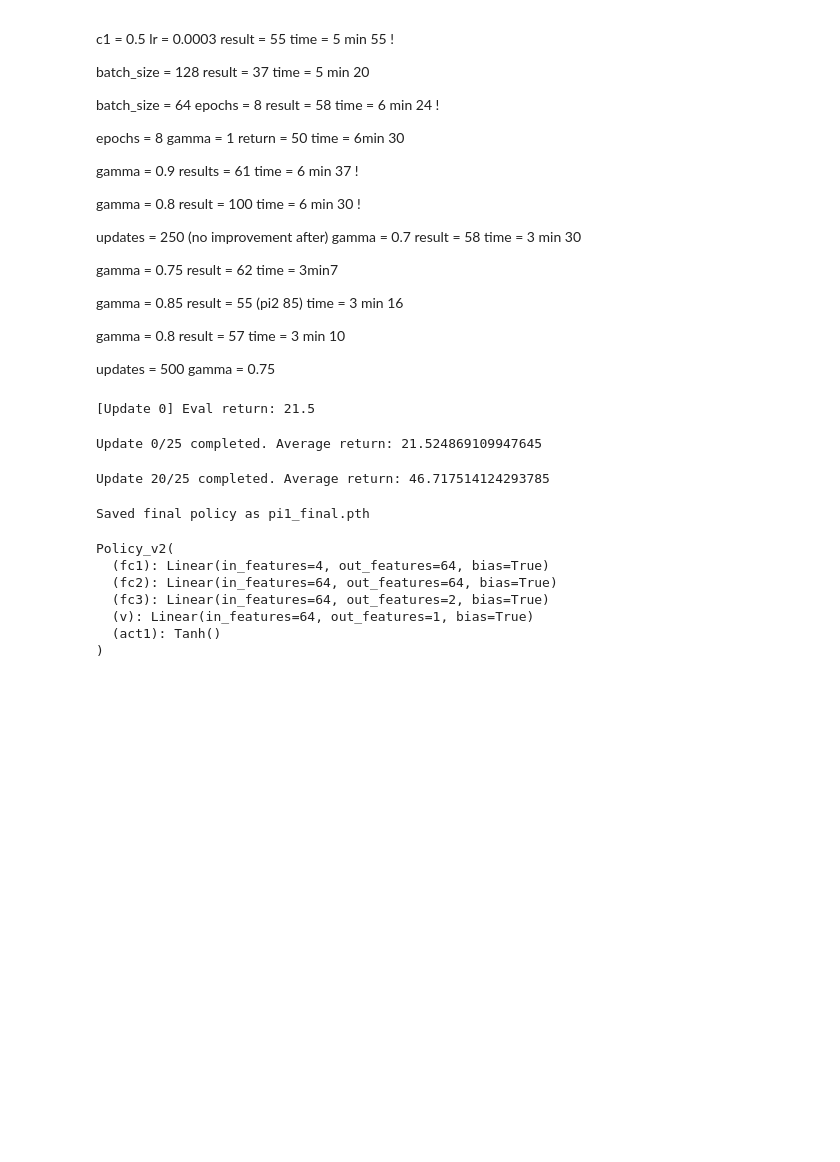
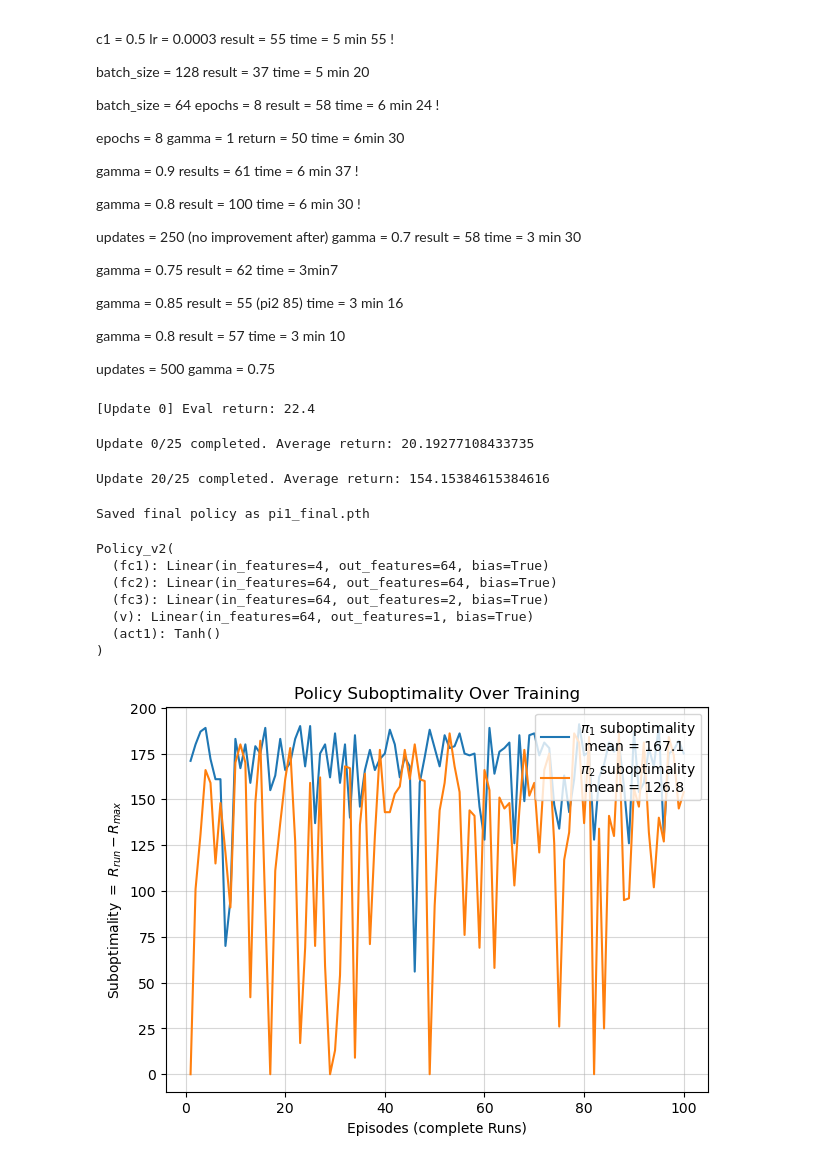
Before and after one commit to yk985/RL-RLHF, a Jupyter notebook: Trajectory_gen.ipynb, the cells around one changed output. Cells and saved outputs as stored; diff of their text form; code cells hidden in the pictures; blank space fills up the shorter version.

```diff
--- a/Trajectory_gen.ipynb
+++ b/Trajectory_gen.ipynb
@@ -200,7 +196,7 @@ from PPO import ppo_update, RolloutBuffer, evaluate_policy
 # From Hyperspace.ipynb:
 updates = 25
 actor_length = 8
-traj_length = 2048
+traj_length = 200
 c1 = 0.1822
 c2 = 0.0377
 clip_eps = 0.1
@@ -209,7 +205,7 @@ lr = 0.0016595613641357258
 batch_size = 47
 epochs = 4
 
-
+env_name = "CartPole-v0"
 # decaying entropy coefficient
 entropy_coef_start = 0.01
 entropy_coef_end   = 1e-4      # 0 or a small floor like 1e-4
@@ -305,9 +301,9 @@ for update in tqdm(range(updates)):
 torch.save(policy.state_dict(), "pi1_final.pth")
 print("Saved final policy as pi1_final.pth")
 # %% [output]
-[Update 0] Eval return: 21.5
+[Update 0] Eval return: 22.4
-Update 0/25 completed. Average return: 21.524869109947645
+Update 0/25 completed. Average return: 20.19277108433735
-Update 20/25 completed. Average return: 46.717514124293785
+Update 20/25 completed. Average return: 154.15384615384616
 Saved final policy as pi1_final.pth
 # %%
 # ## Generate preference pairs
@@ -343,12 +339,20 @@ Policy_v2(
 # %%
 ## Visulization of the policies and trajectories
 # %autoreload 2
-from Generate_traj_func import plot_suboptimality, plot_trajectory_performance
+from Plot_Functions import plot_suboptimality, plot_trajectory_performance
 
 
 num_episodes = 100
 pi1_mean_reward, pi1_reward = evaluate_policy(pi1, env, n_episodes=num_episodes)
 pi2_mean_reward, pi2_reward = evaluate_policy(pi2, env, n_episodes=num_episodes)
+
+plot_suboptimality(
+    pi1_reward,
+    pi2_reward,
+    max_reward=200,
+)
+# %% [output]
+[figure, added]
 # %%
 plt.figure(figsize=(7, 5))
 plt.plot(np.arange(len(pi1_reward)), pi1_reward, label=f"pi1 mean of 100 ={pi1_mean_reward} ")
```
Also changed, not shown: parts of 3 cells of this notebook, 1 other file.
